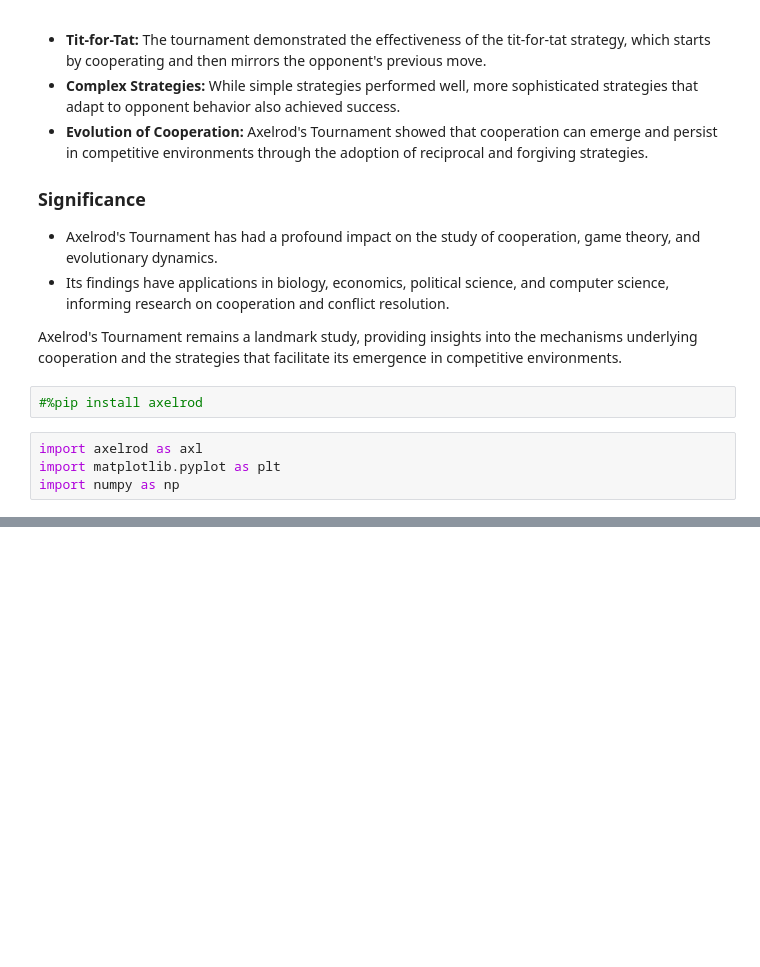
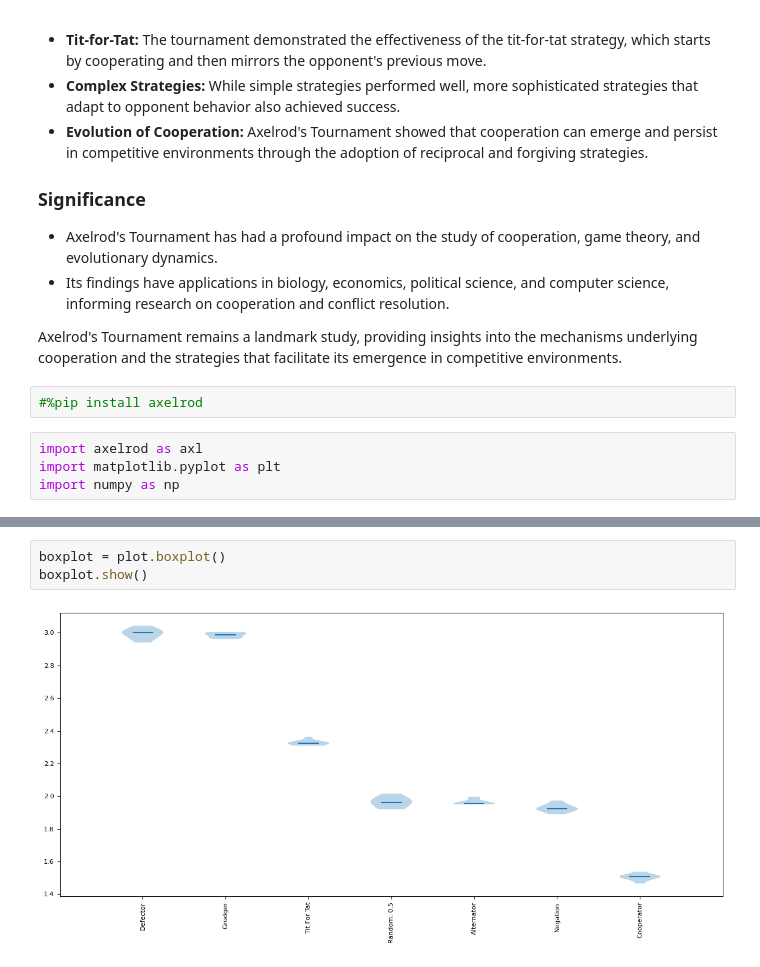
Before and after one commit to AnshulJawale/Evolutionary-Game-Theory, a Jupyter notebook: iterated_prisoners_dilemma.ipynb, the cells around one changed output, grey strips where cells are left out. Saved outputs shown, nothing was run; the diff lists cells and outputs as text; blank space fills up the shorter version.

```diff
--- a/iterated_prisoners_dilemma.ipynb
+++ b/iterated_prisoners_dilemma.ipynb
@@ -67,0 +53,5 @@ plt.show()
+# %%
+boxplot = plot.boxplot()
+boxplot.show()
+# %% [output]
+[figure, added]
```
Also changed, not shown: parts of 6 cells of this notebook.
